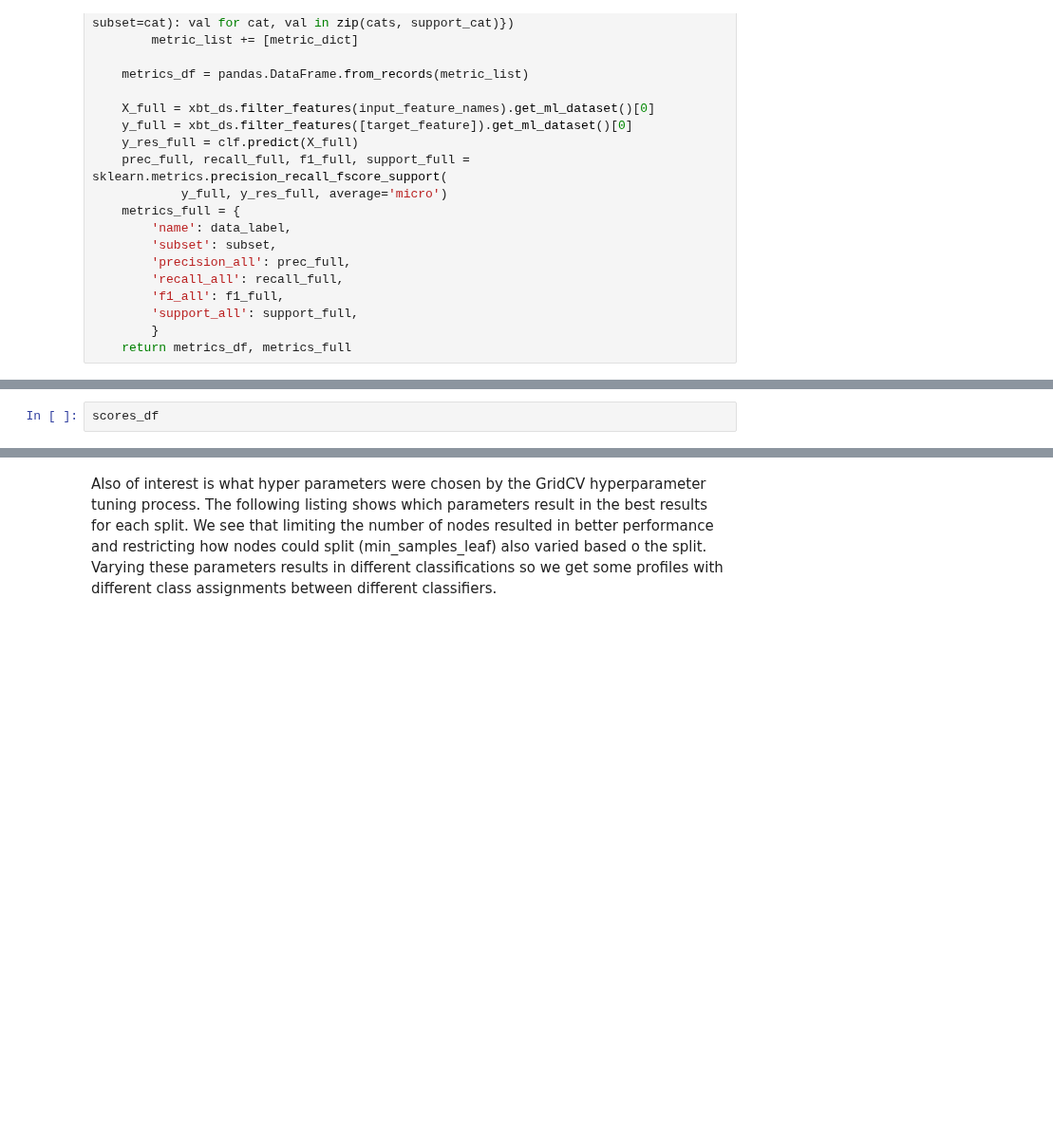
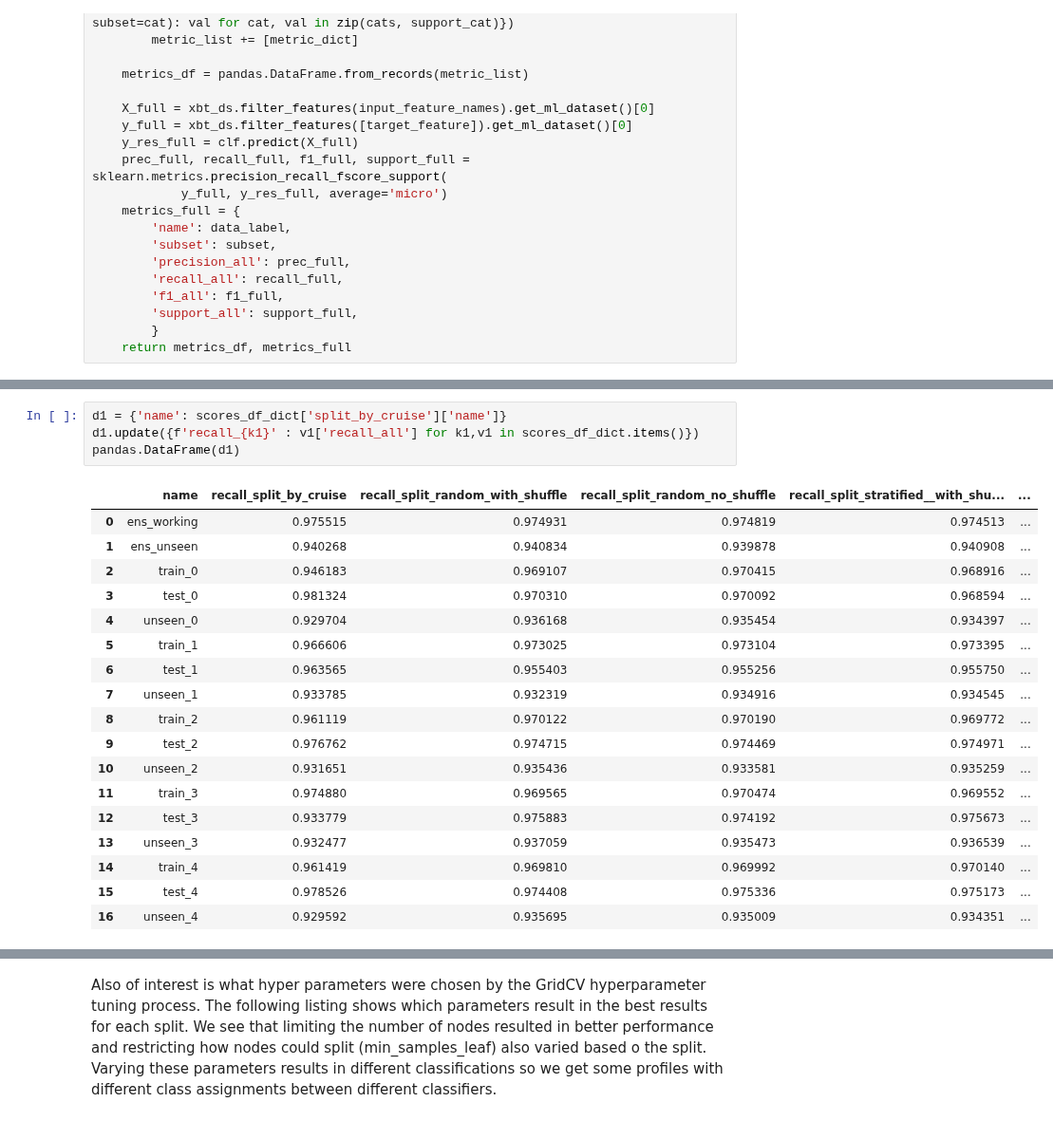
Before and after one commit to MetOffice/XBTs_classification, a Jupyter notebook: notebooks/ml_tree_split_sensitivity_analysis.ipynb, the cells around one changed output, grey strips where cells are left out. Shown at 95% size. Saved outputs shown, nothing was run; the diff lists cells and outputs as text; blank space fills up the shorter version.

```diff
--- a/notebooks/ml_tree_split_sensitivity_analysis.ipynb
+++ b/notebooks/ml_tree_split_sensitivity_analysis.ipynb
@@ -432,3 +537,24 @@ Wall time: 2min 50s
-# %%
-scores_df
+# %%
+d1 = {'name': scores_df_dict['split_by_cruise']['name']}
+d1.update({f'recall_{k1}' : v1['recall_all'] for k1,v1 in scores_df_dict.items()})
+pandas.DataFrame(d1)
+# %% [output]
+|  | name | recall_split_by_cruise | recall_split_random_with_shuffle | recall_split_random_no_shuffle | recall_split_stratified__with_shu... | ... |
+| 0 | ens_working | 0.975515 | 0.974931 | 0.974819 | 0.974513 | ... |
+| 1 | ens_unseen | 0.940268 | 0.940834 | 0.939878 | 0.940908 | ... |
+| 2 | train_0 | 0.946183 | 0.969107 | 0.970415 | 0.968916 | ... |
+| 3 | test_0 | 0.981324 | 0.970310 | 0.970092 | 0.968594 | ... |
+| 4 | unseen_0 | 0.929704 | 0.936168 | 0.935454 | 0.934397 | ... |
+| 5 | train_1 | 0.966606 | 0.973025 | 0.973104 | 0.973395 | ... |
+| 6 | test_1 | 0.963565 | 0.955403 | 0.955256 | 0.955750 | ... |
+| 7 | unseen_1 | 0.933785 | 0.932319 | 0.934916 | 0.934545 | ... |
+| 8 | train_2 | 0.961119 | 0.970122 | 0.970190 | 0.969772 | ... |
+| 9 | test_2 | 0.976762 | 0.974715 | 0.974469 | 0.974971 | ... |
+| 10 | unseen_2 | 0.931651 | 0.935436 | 0.933581 | 0.935259 | ... |
+| 11 | train_3 | 0.974880 | 0.969565 | 0.970474 | 0.969552 | ... |
+| 12 | test_3 | 0.933779 | 0.975883 | 0.974192 | 0.975673 | ... |
+| 13 | unseen_3 | 0.932477 | 0.937059 | 0.935473 | 0.936539 | ... |
+| 14 | train_4 | 0.961419 | 0.969810 | 0.969992 | 0.970140 | ... |
+| 15 | test_4 | 0.978526 | 0.974408 | 0.975336 | 0.975173 | ... |
+| 16 | unseen_4 | 0.929592 | 0.935695 | 0.935009 | 0.934351 | ... |
 # %%
```
Also changed, not shown: parts of 29 cells of this notebook.
